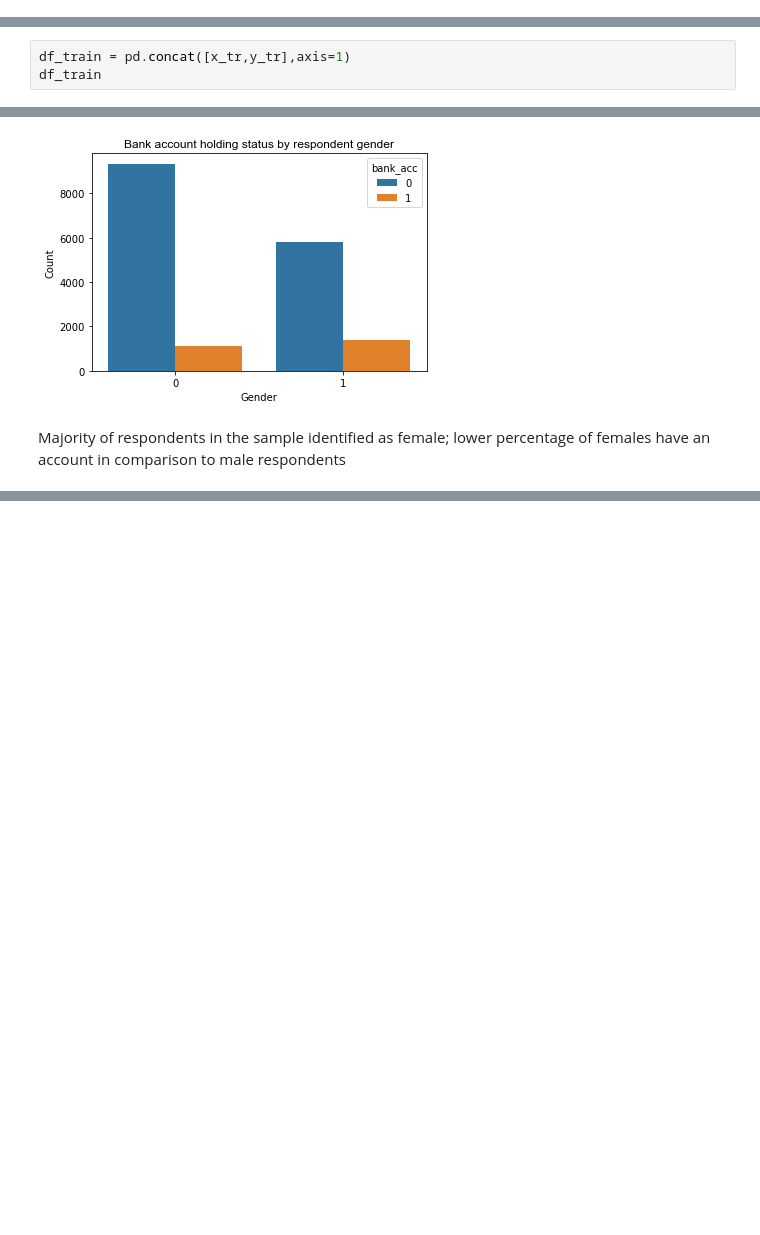
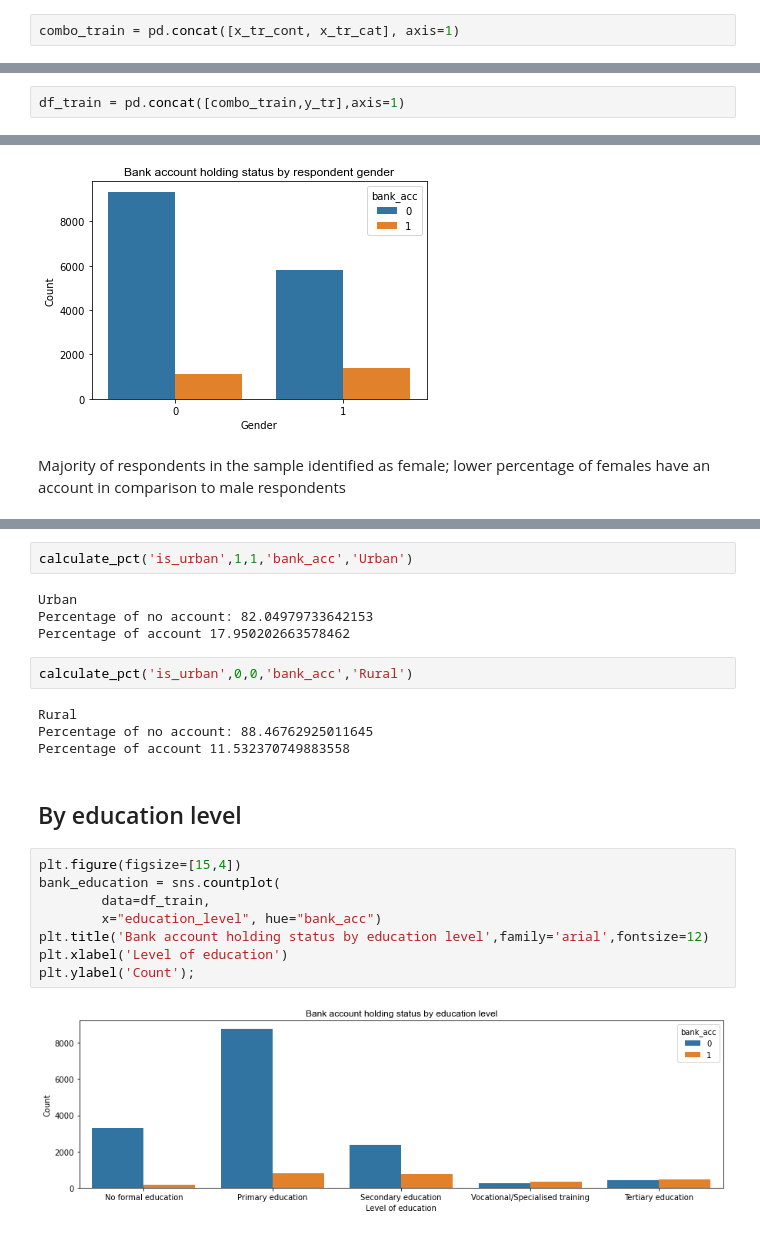
Before and after one commit to tawney-kirkland/03-mcnulty, a Jupyter notebook: data-processing-eda.ipynb, the cells around one changed output, grey strips where cells are left out. Drawn from its saved outputs; the diff is of its cells as text; blank space fills up the shorter version.

```diff
--- a/data-processing-eda.ipynb
+++ b/data-processing-eda.ipynb
@@ -79,6 +79,8 @@ A value is trying to be set on a copy of a slice from a DataFrame
 
 See the caveats in the documentation: https://pandas.pydata.org/pandas-docs/stable/user_guide/indexing.html#returning-a-view-versus-a-copy
   x_tr_cat.loc[x_tr_cat['relationship_with_head'] == 'Other non-relatives', ['relationship_with_head']] = 'Other relative'
+# %%
+combo_train = pd.concat([x_tr_cont, x_tr_cat], axis=1)
 # %%
 # Create dummy variable for bank account
 y_tr['bank_acc'] = np.where(y_tr['bank_account'] == 'Yes', 1,0)
@@ -89,5 +91,4 @@ Try using .loc[row_indexer,col_indexer] = value instead
 See the caveats in the documentation: https://pandas.pydata.org/pandas-docs/stable/user_guide/indexing.html#returning-a-view-versus-a-copy
   y_tr['bank_acc'] = np.where(y_tr['bank_account'] == 'Yes', 1,0)
 # %%
-df_train = pd.concat([x_tr,y_tr],axis=1)
-df_train
+df_train = pd.concat([combo_train,y_tr],axis=1)
@@ -185 +199,25 @@ Text(0, 0.5, 'Count')
 [figure]
+# %%
+calculate_pct('is_urban',1,1,'bank_acc','Urban')
+# %% [output]
+Urban
+Percentage of no account: 82.04979733642153
+Percentage of account 17.950202663578462
+# %%
+calculate_pct('is_urban',0,0,'bank_acc','Rural')
+# %% [output]
+Rural
+Percentage of no account: 88.46762925011645
+Percentage of account 11.532370749883558
+# %% [markdown]
+## By education level
+# %%
+plt.figure(figsize=[15,4])
+bank_education = sns.countplot(
+        data=df_train,
+        x="education_level", hue="bank_acc")
+plt.title('Bank account holding status by education level',family='arial',fontsize=12)
+plt.xlabel('Level of education')
+plt.ylabel('Count');
+# %% [output]
+[figure, added]
```
Also changed, not shown: parts of 47 cells of this notebook, 1 other file.
